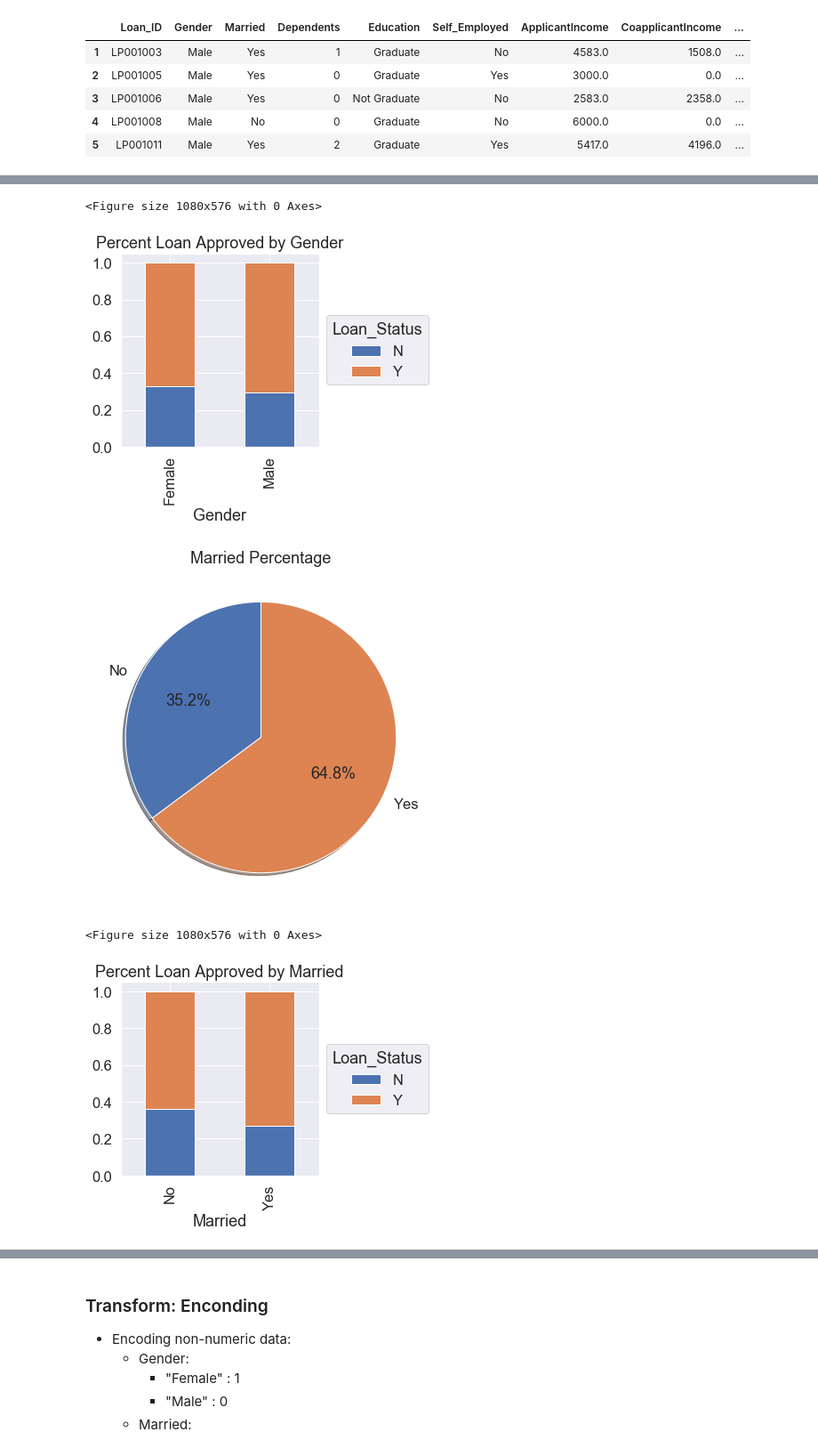
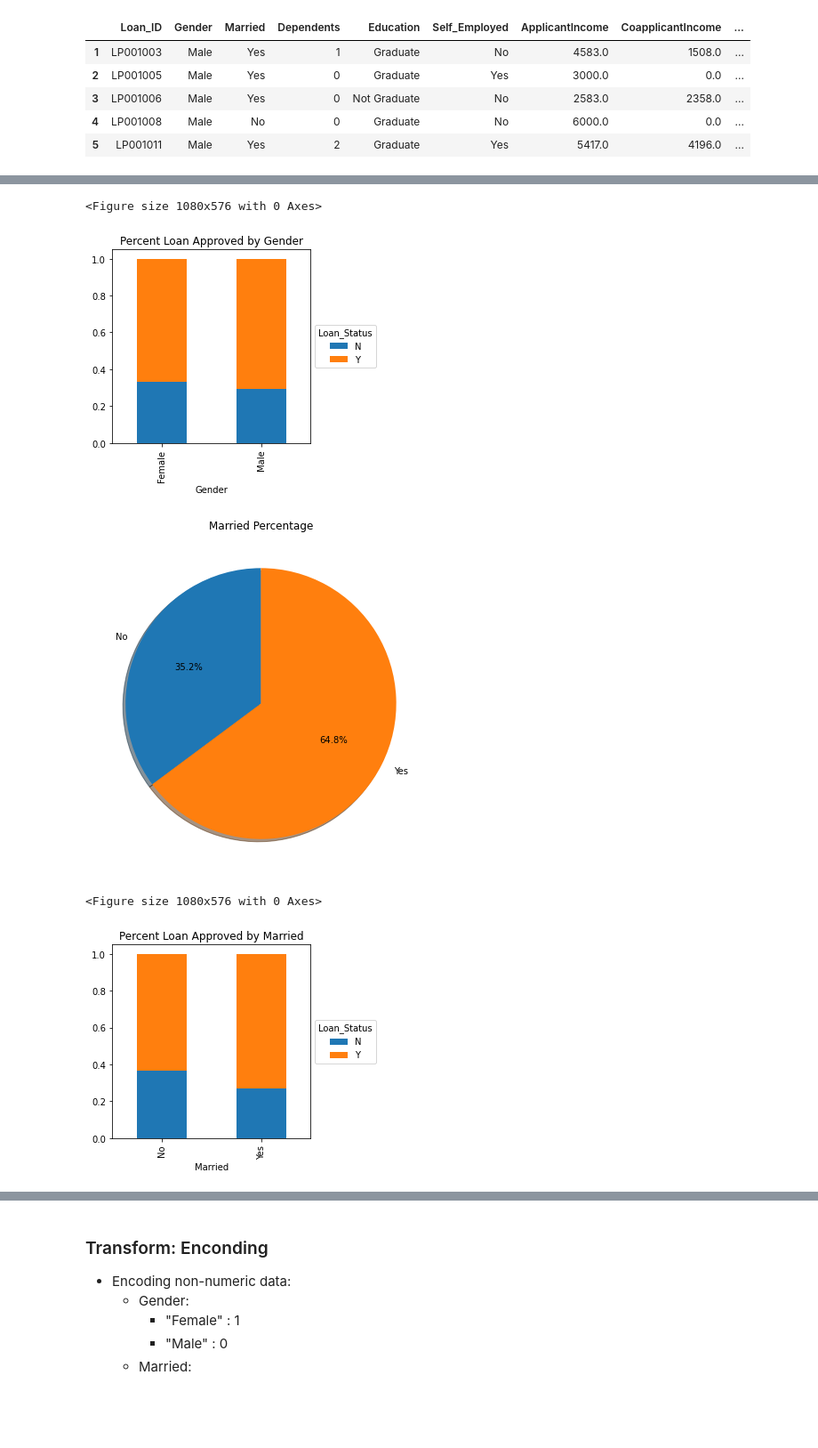
Before and after one commit to MimiBebe/Project-3, a Jupyter notebook: data/Data_Mugging.ipynb, the cells around one changed output, grey strips where cells are left out. Shown at 89% size. Drawn from its saved outputs; the diff is of its cells as text; code cells hidden in the pictures; blank space fills up the shorter version.

```diff
--- a/data/Data_Mugging.ipynb
+++ b/data/Data_Mugging.ipynb
@@ -272,20 +272,24 @@ for col in colList:
     pieStats["totalRecords"] = len(trainDataCopy)
     pieStats["Percent_Group_Count"] = pieStats["totalCount"]/pieStats["totalRecords"]*100
 
+
 #   Calculate stats for stacked bar chart
     barStats= pd.crosstab(trainDataCopy[col], trainDataCopy["Loan_Status"])
     barStats = barStats.div(barStats.sum(1).astype(float), axis=0)
 
+
 #   Plot pie chart
     fig1 = plt.figure(figsize=(12,7))
-    sns.set(font_scale=1.5)
+    ##sns.set(font_scale=1.5)
     plt.pie(pieStats["Percent_Group_Count"], labels=pieStats[col], autopct='%1.1f%%',shadow=True, startangle=90)
     plt.title(col + ' Percentage')
+    plt.savefig(col+ '_pieStats.png', dpi=300, bbox_inches='tight')
 
 #   Plot normalize stacked bar chart
     fig2 = plt.figure(figsize=(15,8))
-    sns.set(font_scale=1.5)
+    ##sns.set(font_scale=1.5)
     barStats.plot(kind="bar",stacked=True,figsize=(4,4))
     plt.legend(title='Loan_Status',loc='center left', bbox_to_anchor=(1.0, 0.5))
     plt.title('Percent Loan Approved by '+col)
+    plt.savefig(col+ '_barStats.png', dpi=300, bbox_inches='tight')
 # %% [output]
@@ -293,5 +297,5 @@ for col in colList:
 <Figure size 1080x576 with 0 Axes>
-[figure, old version]
+[figure, new version]
-[figure, old version]
+[figure, new version]
 <Figure size 1080x576 with 0 Axes>
-[figure, old version]
+[figure, new version]
```
Also changed, not shown: parts of 5 cells of this notebook, 38 other files.
